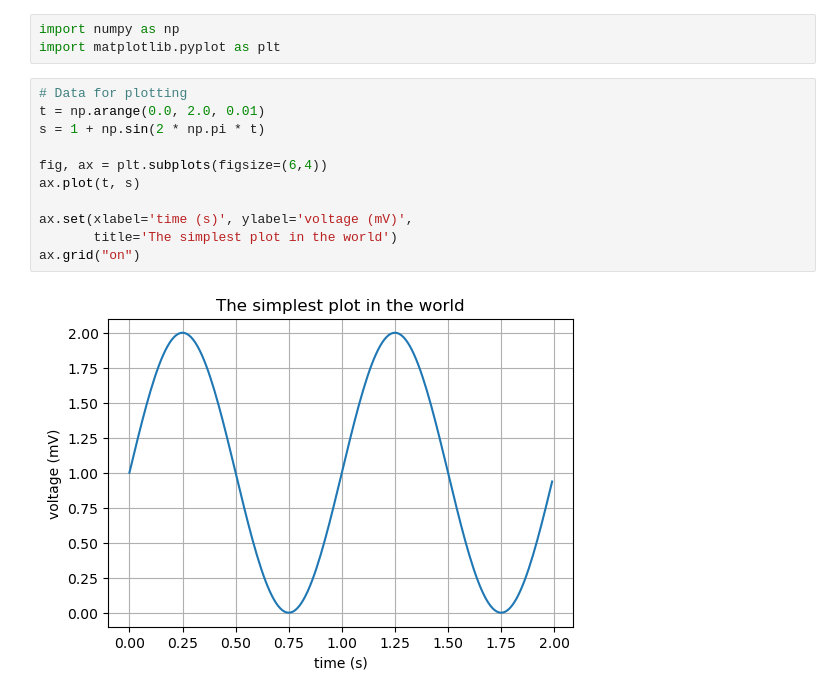
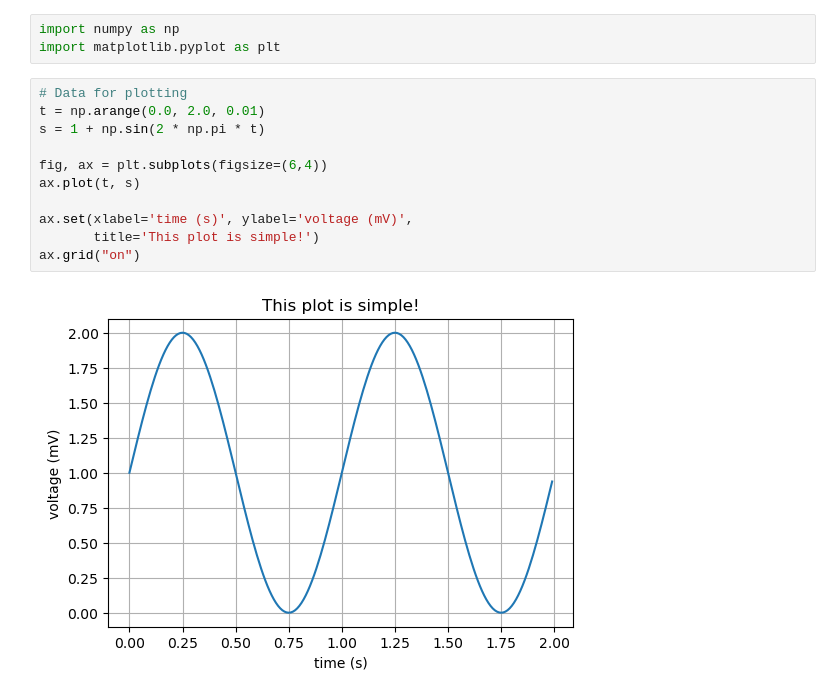
Before and after one commit to kotafukuda16-design/GitExercise_Conflicts, a Jupyter notebook: Project.ipynb, the cells around one changed output. Drawn from its saved outputs; the diff is of its cells as text.

```diff
--- a/Project.ipynb
+++ b/Project.ipynb
@@ -4,13 +4,13 @@ import matplotlib.pyplot as plt
 # %%
 # Data for plotting
 t = np.arange(0.0, 2.0, 0.01)
 s = 1 + np.sin(2 * np.pi * t)
 
 fig, ax = plt.subplots(figsize=(6,4))
 ax.plot(t, s)
 
 ax.set(xlabel='time (s)', ylabel='voltage (mV)',
-       title='The simplest plot in the world')
+       title='This plot is simple!')
 ax.grid("on")
 # %% [output]
-[figure, old version]
+[figure, new version]
```
